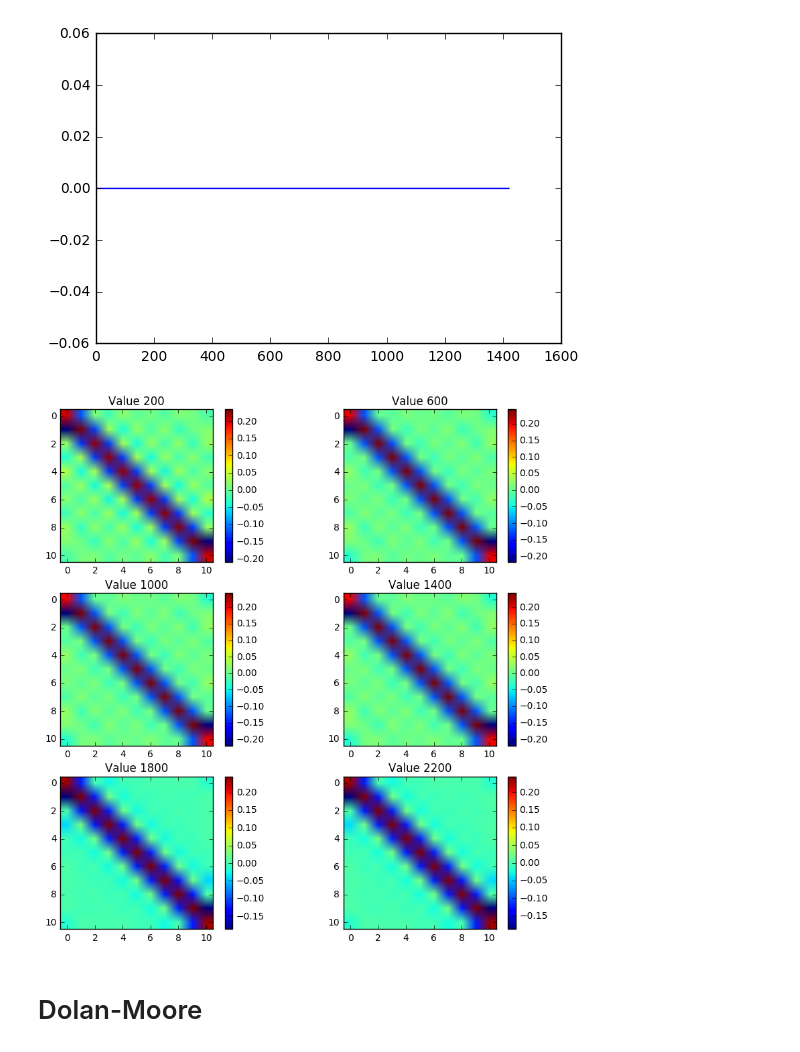
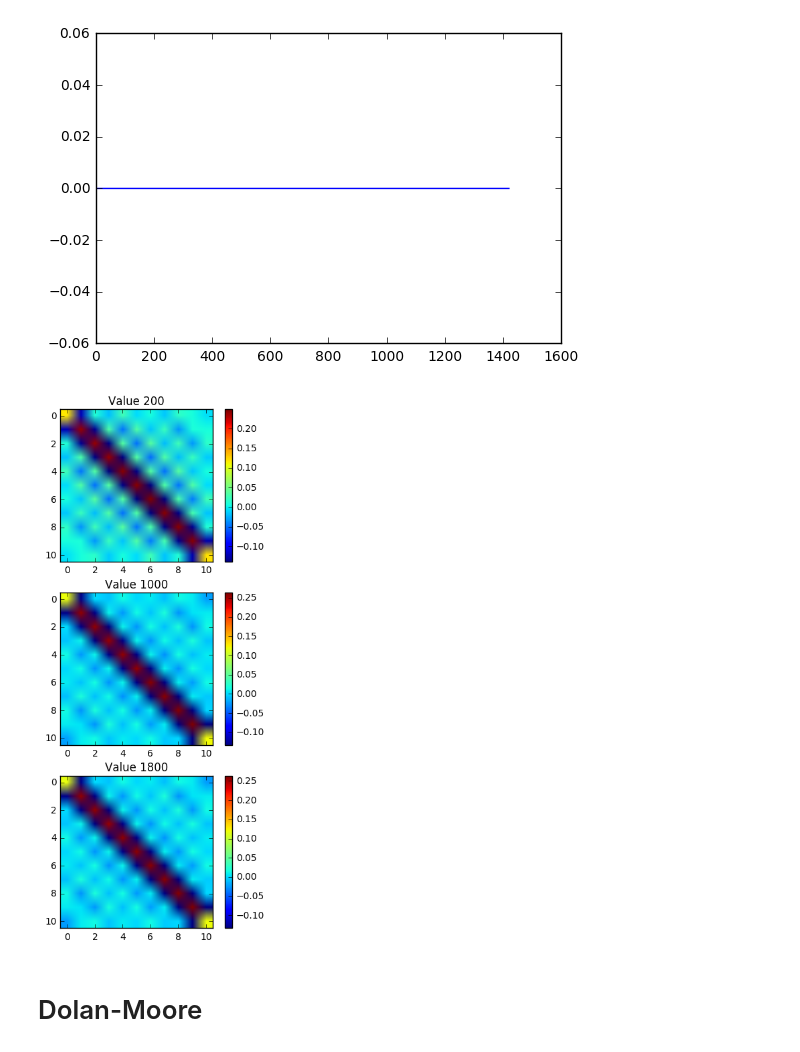
Before and after one commit to ishvlad/Conformal-Anomaly-Detection, a Jupyter notebook: experiments/ipython_notebooks/main_book.ipynb, the cells around one changed output. Saved outputs shown, nothing was run; the diff lists cells and outputs as text; code cells hidden in the pictures.

```diff
--- a/experiments/ipython_notebooks/main_book.ipynb
+++ b/experiments/ipython_notebooks/main_book.ipynb
@@ -130,16 +130,18 @@ class KnnDetector:
 
         self.sigmas = []
         self.rang = d_max - d_min
-        self.probationaryPeriod = pr
+        self.probationaryPeriod = int(pr)
         # Hyperparams
         self.k = k
         self.dim = dim
 
         self.sigma = np.diag(np.ones(self.dim))
+        self.sigma_inv = np.diag(np.ones(self.dim))
+        self.mean = -1
 
     def metric(self, a, b):
         diff = a - np.array(b)
-        return np.dot(np.dot(diff, self.sigma), diff.T)**0.5
+        return np.dot(np.dot(diff, self.sigma_inv), diff.T)**0.5
 
     def get_NN_dist(self, item):
         dists = []
@@ -153,11 +155,22 @@ class KnnDetector:
                     dists[i] = dist
         return sum(dists) / (self.rang * self.k * self.dim**0.5)
 
-    def update_sigma(self):
+    def update_sigma(self, new_item=None, inverse=False):
         try:
-            X = self.training - np.mean(self.training, axis=0)
-            self.sigma = np.linalg.inv(np.dot(X.T, X))
-            self.sigma /= np.linalg.norm(self.sigma, axis=0)
+            if inverse:
+                self.mean = np.mean(self.training, axis=0).reshape(-1,1)
+                X = self.training - self.mean.T
+                self.sigma = np.dot(X.T, X)
+            else:
+                delta_ = np.array([new_item]) - self.mean.T
+                self.mean += delta_.T / self.record_count
+
+                U = np.dot(delta_.T, delta_)
+                U -= U / self.record_count
+                self.sigma += U
+
+            self.sigma_inv = np.linalg.inv(self.sigma)
+            self.sigma_inv /= np.linalg.norm(self.sigma_inv, axis=0)
         except np.linalg.linalg.LinAlgError:
             print('Singular Matrix at record', self.record_count)
 
@@ -178,13 +191,16 @@ class KnnDetector:
             else:
                 self.training.append(new_item)
 
-                self.update_sigma()
+                if self.record_count == self.probationaryPeriod - self.dim:
+                    self.update_sigma(inverse=True)
+                else:
+                    self.update_sigma(new_item=new_item)
 
                 return [self.get_NN_dist(new_item)]
 # %%
-is_nab = 0
+is_nab = True
 
-root = '../../data/data_nab' if is_nab else '../../data/data_yahoo/'
+root = '../../data/data_nab/' if is_nab else '../../data/data_yahoo/'
 root_l = '../../data/labels/combined_labels.json' if is_nab else '../../data/labels/yahoo_labels.json'
 root_w = '../../data/labels/combined_windows.json' if is_nab else '../../data/labels/yahoo_windows.json'
 
@@ -211,7 +227,7 @@ def game(path,i,pr=None):
     for i,x in enumerate(df.values):
 
         anomalyScore.append(detector.handleRecord({'value':x[1]}))
-        if i % 100 == 0:
+        if i % 200 == 0:
 #         if (i % 100 == 0 and i < pr) or (i % 10 and i > pr):
             print('Complete', i, 'records')
     print("--- %s seconds ---" % (time.time() - start_time))
@@ -253,6 +269,6 @@ def game(path,i,pr=None):
 #  'A4_yahoo'
 
 
-path = "A1_yahoo/"
-res = game(path,12)
+path = "artificialWithAnomaly/"
+res = game(path,0,600)
 # %% [output]
@@ -284,12 +305,12 @@ array([], dtype=float64)
 # %%
 plt.figure(figsize=(10,10))
-for i in np.arange(1,12,2):
+for i in np.arange(1,12,4):
     plt.subplot(3,2,(i+1)/2)
     plt.title('Value %d' % (i*200))
     plt.imshow((res[1].sigmas[i])/ np.linalg.norm((res[1].sigmas[i])))
     plt.colorbar()
 # %% [output]
-[figure, old version]
+[figure, new version]
 # %% [markdown]
 # Dolan-Moore
 # %%
```
Also changed, not shown: parts of 3 cells of this notebook, 3 other files.
